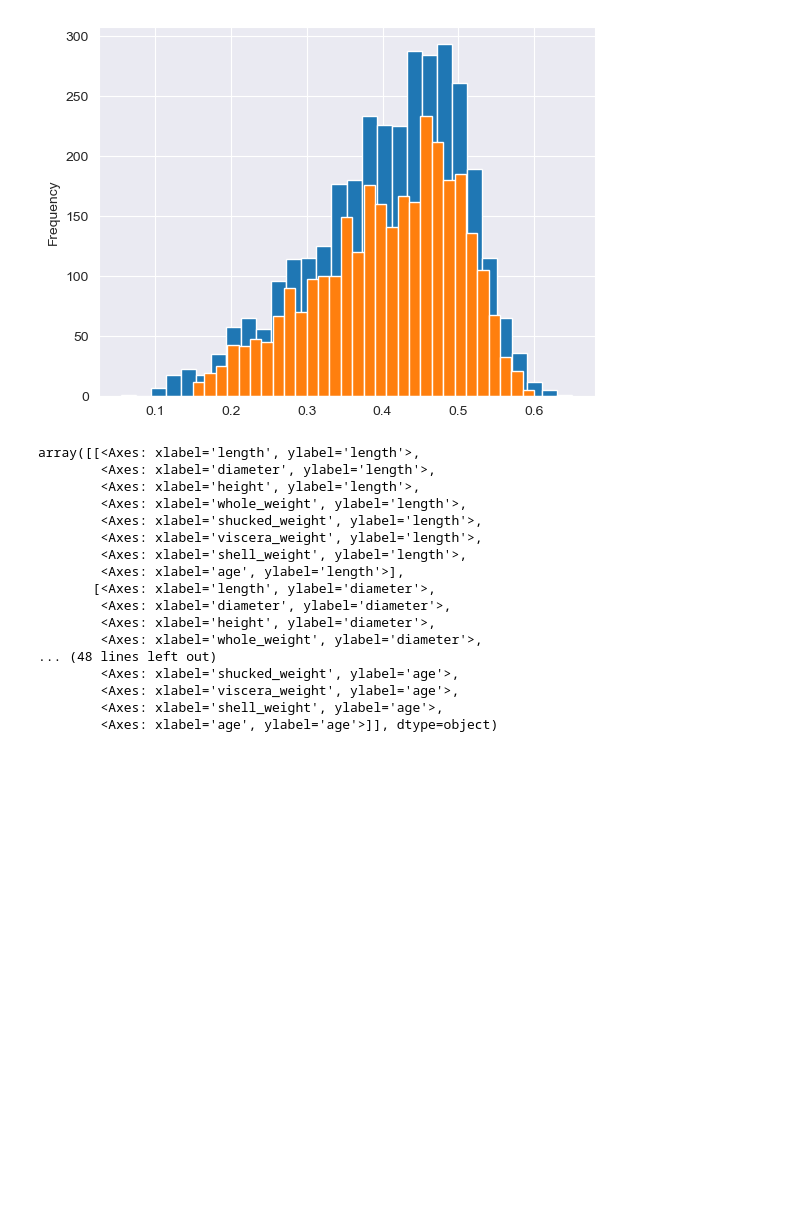
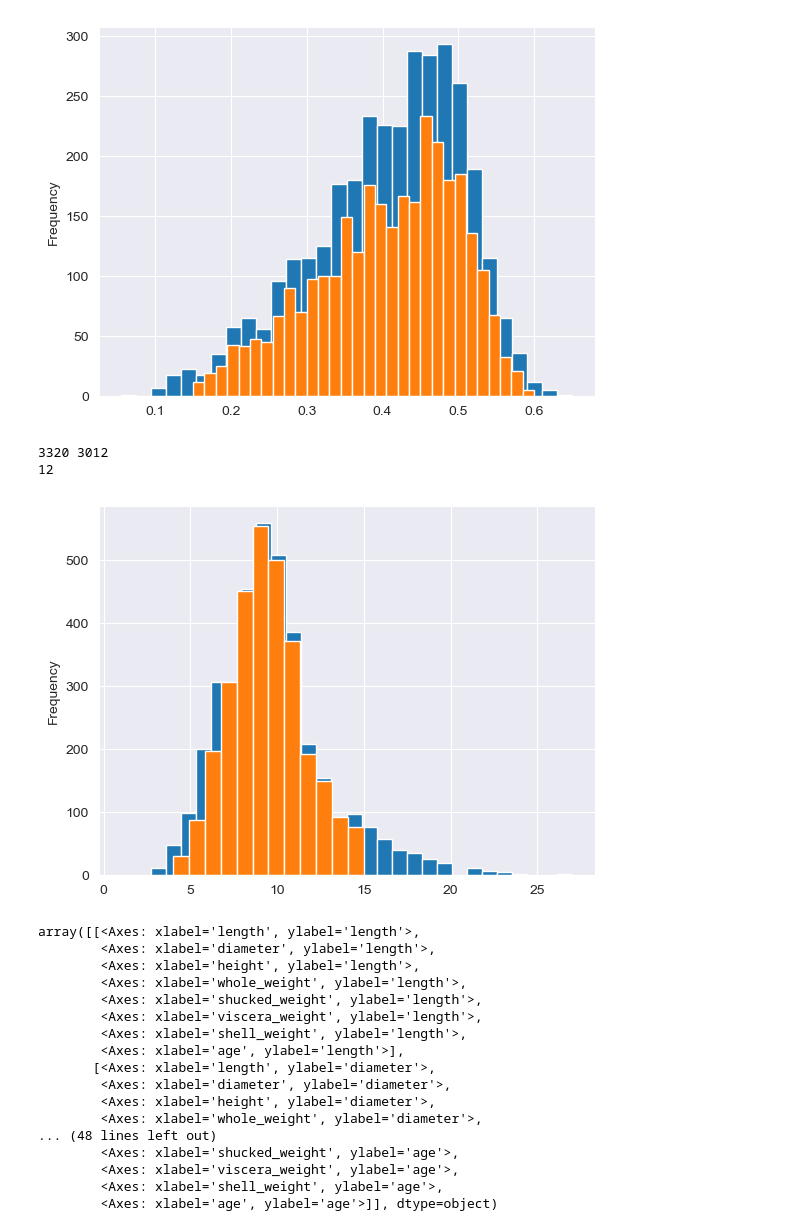
Before and after one commit to tansudasli/tensorflow-sandbox, a Jupyter notebook: pandas_exploratory_data_analysis.ipynb, the cells around one changed output. Drawn from its saved outputs; the diff is of its cells as text; code cells hidden in the pictures; blank space fills up the shorter version.

Commit message:
pandas exploratory data analysis (null, numeric, categorical, outlier, imbalance) + interpretation

```diff
--- a/pandas_exploratory_data_analysis.ipynb
+++ b/pandas_exploratory_data_analysis.ipynb
@@ -165,6 +169,16 @@ print(dfAbalone.diameter.size)
 # %% [output]
 3320
 [figure]
+# %%
+dfAbalone.age.plot(kind="hist", bins=30)
+dfAbaloneNonOutlier.age.plot(kind="hist", bins=12)
+
+print(dfAbalone.age.size, dfAbaloneNonOutlier.age.size)
+print(dfAbaloneNonOutlier.age.value_counts().size)
+# %% [output]
+3320 3012
+12
+[figure, added]
 # %%
 # imbalanced data check of age !
 # check correlations
```
Also changed, not shown: parts of 2 cells of this notebook.
